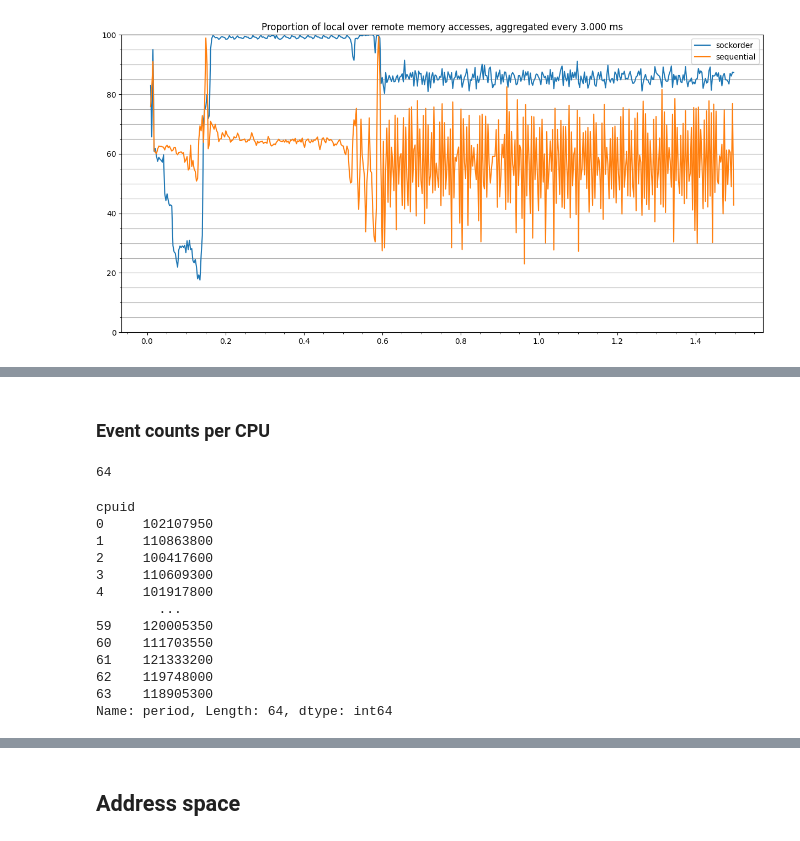
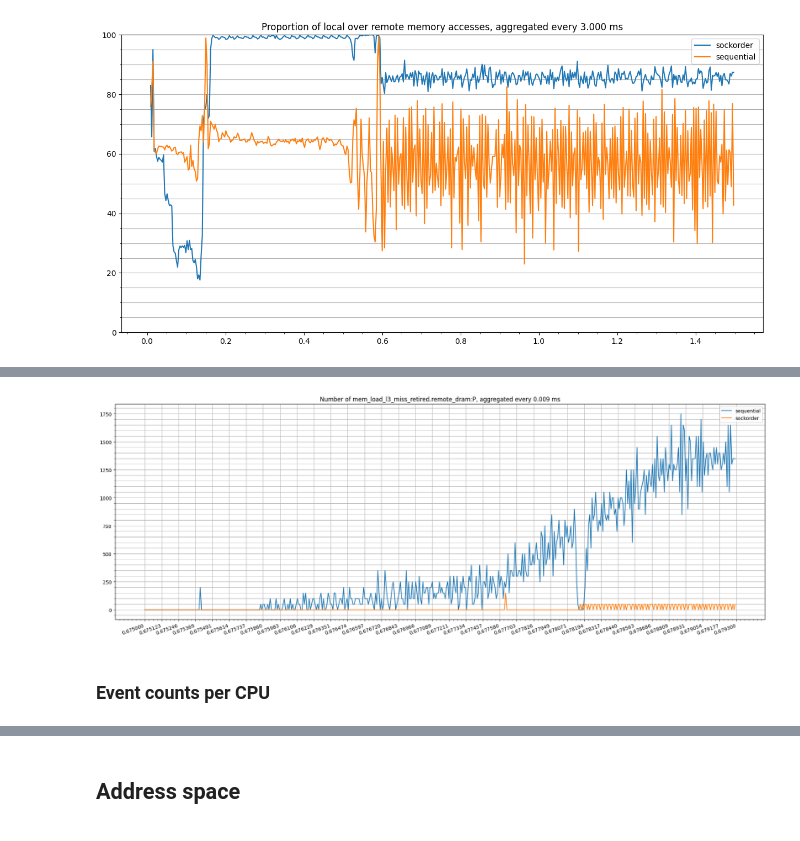
Before and after one commit to clementgd/INRIA-scripts, a Jupyter notebook: perf-mem.ipynb, the cells around one changed output, grey strips where cells are left out. Saved outputs shown, nothing was run; the diff lists cells and outputs as text; code cells hidden in the pictures.

```diff
--- a/perf-mem.ipynb
+++ b/perf-mem.ipynb
@@ -391,0 +430,4 @@ plot_access_locality_over_time([sock_df, seq_df], ["sockorder", "sequential"], m
+# %%
+plot_event_over_time([seq_df, sock_df], ["sequential", "sockorder"], LOAD_L3_MISS_REMOTE_DRAM, bins=500, min_t=0.6750, max_t=0.6793, w=24, h=8)
+# %% [output]
+[figure, added]
@@ -410,20 +438,0 @@ def plot_event_count_per_cpu(df: pd.DataFrame, event: str) :
-# %%
-len(sock_df['cpuid'].unique())
-# %% [output]
-64
-# %%
-sock_df.groupby('cpuid')['period'].sum()
-# %% [output]
-cpuid
-0     102107950
-1     110863800
-2     100417600
-3     110609300
-4     101917800
-        ...
-59    120005350
-60    111703550
-61    121333200
-62    119748000
-63    118905300
-Name: period, Length: 64, dtype: int64
```
Also changed, not shown: parts of 42 cells of this notebook.
